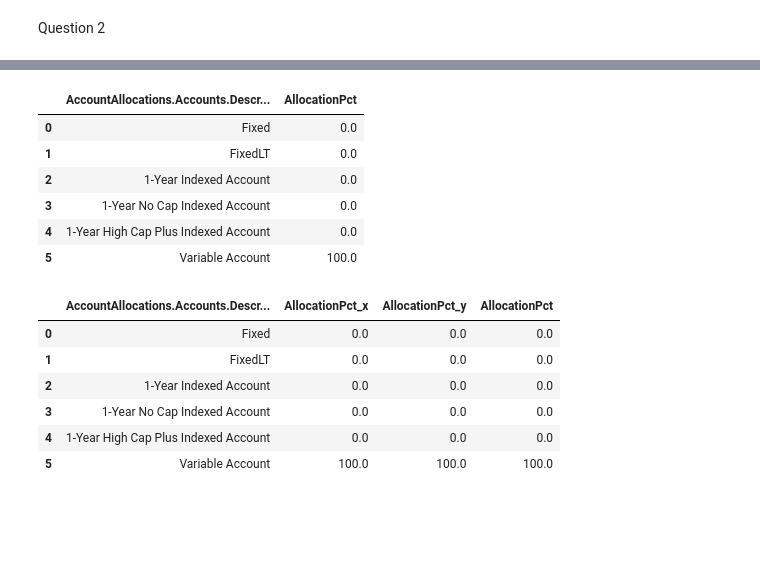
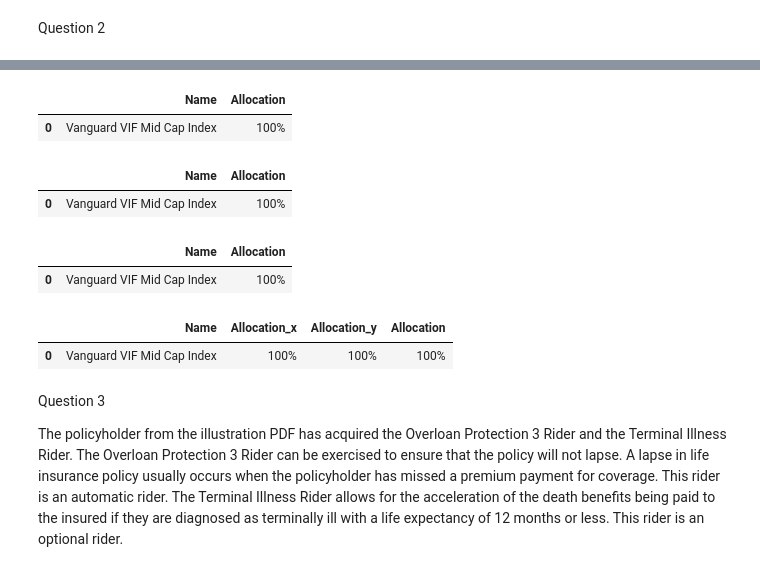
Before and after one commit to EulerNumber/tdmbabyproject, a Jupyter notebook: babyproject.ipynb, the cells around one changed output, grey strips where cells are left out. Saved outputs shown, nothing was run; the diff lists cells and outputs as text; code cells hidden in the pictures; blank space fills up the shorter version.

Commit message:
updated question 2

```diff
--- a/babyproject.ipynb
+++ b/babyproject.ipynb
@@ -86,23 +72,31 @@ df_allocation2
-# %%
-df_allocation3 = pd.json_normalize(data3, record_path=['AccountAllocations', 'Accounts', 'FutureAllocations'], meta=[['AccountAllocations', 'Accounts', 'Key'], ['AccountAllocations', 'Accounts', 'Description']]) [['AccountAllocations.Accounts.Description', 'AllocationPct']]
-df_allocation3
-# %% [output]
-|  | AccountAllocations.Accounts.Descr... | AllocationPct |
-| 0 | Fixed | 0.0 |
-| 1 | FixedLT | 0.0 |
-| 2 | 1-Year Indexed Account | 0.0 |
-| 3 | 1-Year No Cap Indexed Account | 0.0 |
-| 4 | 1-Year High Cap Plus Indexed Account | 0.0 |
-| 5 | Variable Account | 100.0 |
+# %%
+df_allocation = pd.json_normalize(data, record_path=['FundAllocationFuture']) [['Name', 'Allocation']]
+df_allocation
+# %% [output]
+|  | Name | Allocation |
+| 0 | Vanguard VIF Mid Cap Index | 100% |
+# %%
+df_allocation2 = pd.json_normalize(data2, record_path=['FundAllocationFuture']) [['Name', 'Allocation']]
+df_allocation2
+# %% [output]
+|  | Name | Allocation |
+| 0 | Vanguard VIF Mid Cap Index | 100% |
+# %%
+df_allocation3 = pd.json_normalize(data3, record_path=['FundAllocationFuture']) [['Name', 'Allocation']]
+df_allocation3
+# %% [output]
+|  | Name | Allocation |
+| 0 | Vanguard VIF Mid Cap Index | 100% |
 # %%
-merge_allocations = df_allocation.merge(df_allocation2, on='AccountAllocations.Accounts.Description')
-merge_allocations = merge_allocations.merge(df_allocation3, on='AccountAllocations.Accounts.Description')
+merge_allocations = df_allocation.merge(df_allocation2, on='Name')
+merge_allocations = merge_allocations.merge(df_allocation3, on='Name')
 merge_allocations
 # %% [output]
-|  | AccountAllocations.Accounts.Descr... | AllocationPct_x | AllocationPct_y | AllocationPct |
-| 0 | Fixed | 0.0 | 0.0 | 0.0 |
-| 1 | FixedLT | 0.0 | 0.0 | 0.0 |
-| 2 | 1-Year Indexed Account | 0.0 | 0.0 | 0.0 |
-| 3 | 1-Year No Cap Indexed Account | 0.0 | 0.0 | 0.0 |
-| 4 | 1-Year High Cap Plus Indexed Account | 0.0 | 0.0 | 0.0 |
-| 5 | Variable Account | 100.0 | 100.0 | 100.0 |
+|  | Name | Allocation_x | Allocation_y | Allocation |
+| 0 | Vanguard VIF Mid Cap Index | 100% | 100% | 100% |
+# %% [markdown]
+Question 3
+
+The policyholder from the illustration PDF has acquired the Overloan Protection 3 Rider and the Terminal Illness Rider.
+The Overloan Protection 3 Rider can be exercised to ensure that the policy will not lapse. A lapse in life insurance policy usually occurs when the policyholder has missed a premium payment for coverage. This rider is an automatic rider.
+The Terminal Illness Rider allows for the acceleration of the death benefits being paid to the insured if they are diagnosed as terminally ill with a life expectancy of 12 months or less. This rider is an optional rider.
```
Also changed, not shown: parts of 3 cells of this notebook.
